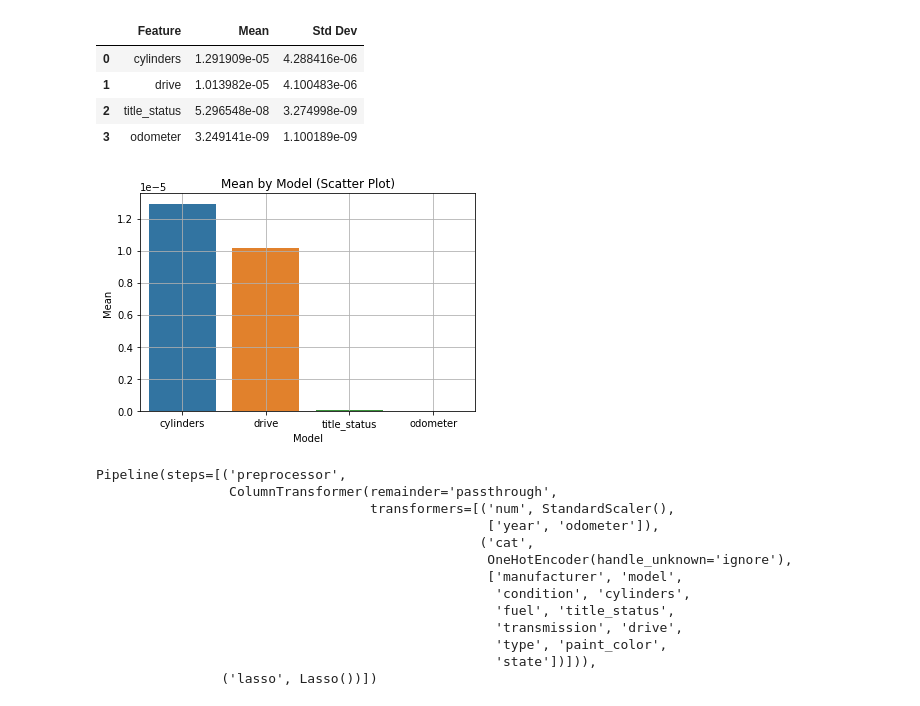
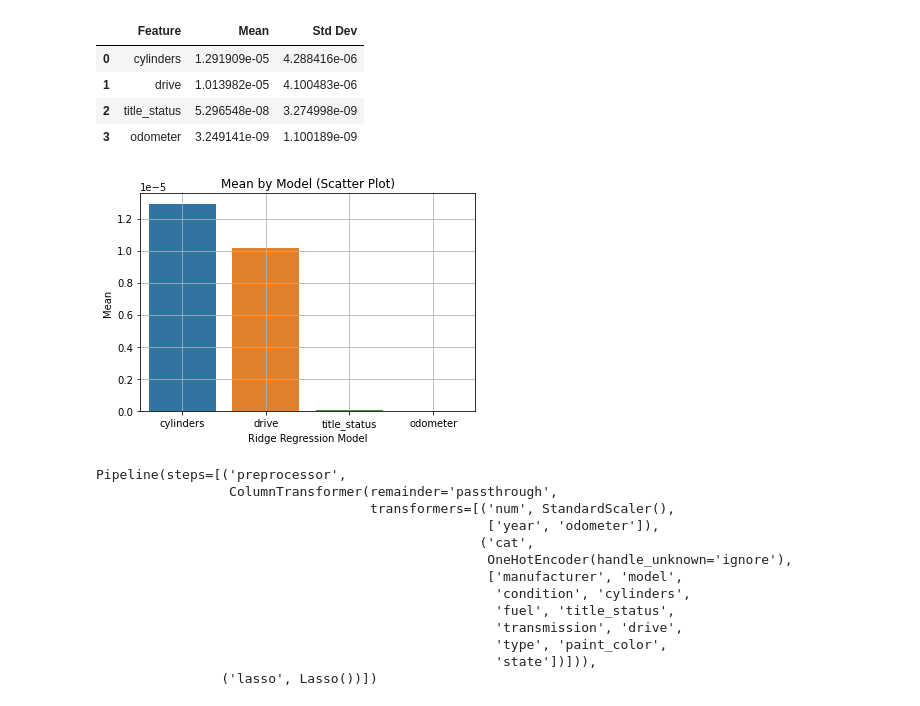
Before and after one commit to aromalega/BH-PCMLAI-PAA11_1, a Jupyter notebook: prompt_II.ipynb, the cells around one changed output. Drawn from its saved outputs; the diff is of its cells as text; code cells hidden in the pictures.

```diff
--- a/prompt_II.ipynb
+++ b/prompt_II.ipynb
@@ -574,13 +576,13 @@ importance_df_ridge
 # %%
 #Create a line plot of mses using seaborn
 sns.barplot(x='Feature', y='Mean', data=importance_df_ridge)
 plt.title('Mean by Model (Scatter Plot)')
-plt.xlabel('Model')
+plt.xlabel('Ridge Regression Model')
 plt.ylabel('Mean')
 plt.grid(True)
 plt.show()
 # %% [output]
-[figure, old version]
+[figure, new version]
 # %%
 # Create a pipeline with Linear regression
 pipe_lasso = Pipeline([
```
Also changed, not shown: parts of 7 cells of this notebook.
